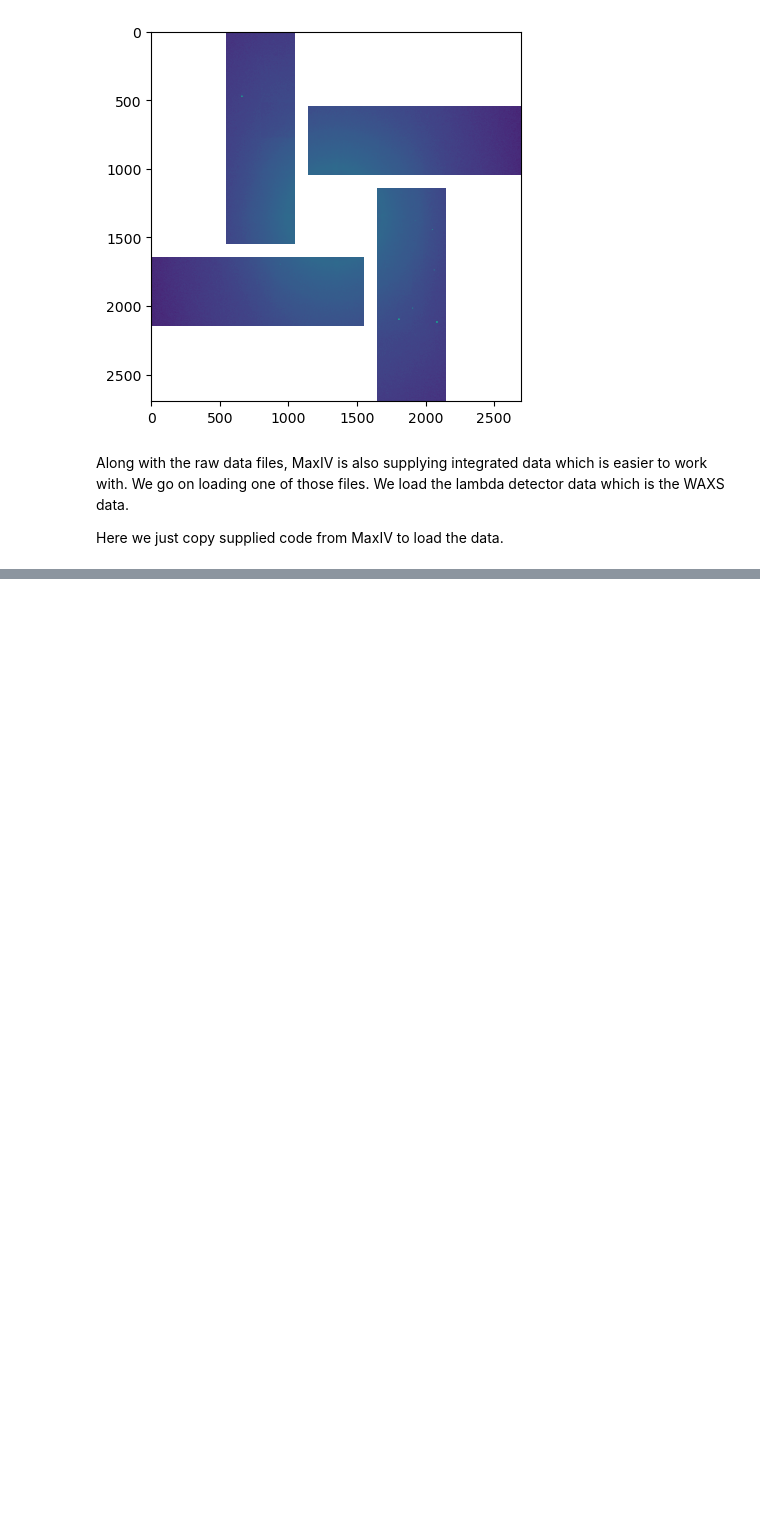
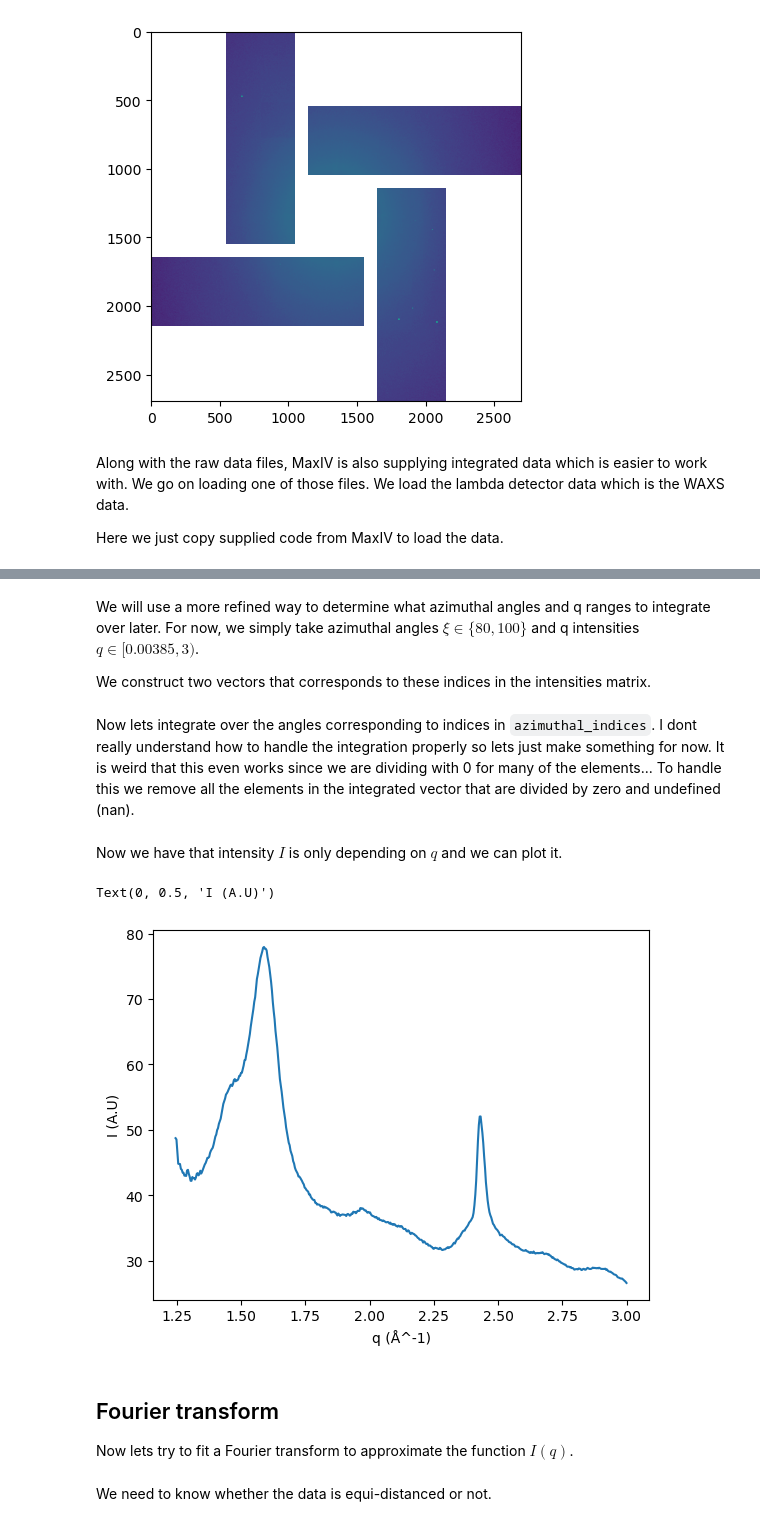
Before and after one commit to J-Holger/MVE386, a Jupyter notebook: chalmers/holger.ipynb, the cells around one changed output, grey strips where cells are left out. Drawn from its saved outputs; the diff is of its cells as text; code cells hidden in the pictures; blank space fills up the shorter version.

Commit message:
First Fourier implementation

```diff
--- a/chalmers/holger.ipynb
+++ b/chalmers/holger.ipynb
@@ -164,0 +135,60 @@ data['I'][1::2,:,:,:] = data['I'][1::2,::-1,:,:]
+# %%
+image_to_analyze = 500
+# %%
+file_path = os.getcwd().replace('chalmers', 'data/scan-0035_lambda_integrated.h5')
+
+data = {}
+items = {
+    'I': 'entry/data2d/cake',
+    'q': 'entry/data1d/q',
+    'azi': 'entry/data2d/azi',
+    'norm': 'entry/data2d/norm',
+}
+with h5py.File(file_path, 'r') as fh:
+    for key, name in items.items():
+        if name in fh:
+            if key == 'I':
+                data[key] = fh[name][image_to_analyze][()]
+            else:
+                data[key] = fh[name][()]
+
+master = file_path.replace('_lambda_integrated', '')
+items = {
+    'title': 'entry/title'
+}
+with h5py.File(master, 'r') as fh:
+    for key, name in items.items():
+        if name in fh:
+            data[key] = fh[name][()]
+
+data['shape'] = (int((str(data['title']).split(' '))[8]) + 1, int((str(data['title']).split(' '))[4]))
+# %% [markdown]
+We will use a more refined way to determine what azimuthal angles and q ranges to integrate over later. For now, we simply take azimuthal angles $\xi \in \{ 80, 100 \}$ and q intensities $q \in [ 0.00385, 3) $.
+
+We construct two vectors that corresponds to these indices in the intensities matrix.
+# %%
+azimuthal_indices = np.asarray((data['azi'] < 100) | (data['azi'] > 80)).nonzero()[0]
+q_range_indices = np.asarray(data['q'] < 3).nonzero()[0]
+# %% [markdown]
+Now lets integrate over the angles corresponding to indices in `azimuthal_indices`. I dont really understand how to handle the integration properly so lets just make something for now. It is weird that this even works since we are dividing with 0 for many of the elements... To handle this we remove all the elements in the integrated vector that are divided by zero and undefined (nan).
+# %%
+I = (np.sum(data['I'][azimuthal_indices, :] * data['norm'][azimuthal_indices, :], axis = 0) / np.sum(data['norm'][azimuthal_indices, :], axis = 0))[q_range_indices]
+q = data['q'][q_range_indices]
+
+defined_indices = ~np.isnan(I)
+I = I[defined_indices]
+q = q[defined_indices]
+# %% [markdown]
+Now we have that intensity $I$ is only depending on $q$ and we can plot it.
+# %%
+plt.plot(q, I)
+plt.xlabel("q (Å^-1)")
+plt.ylabel("I (A.U)")
+# %% [output]
+Text(0, 0.5, 'I (A.U)')
+[figure, added]
+# %% [markdown]
+## Fourier transform
+Now lets try to fit a Fourier transform to approximate the function $I(q)$.
+# %% [markdown]
+We need to know whether the data is equi-distanced or not.
```
Also changed, not shown: parts of 11 cells of this notebook.
